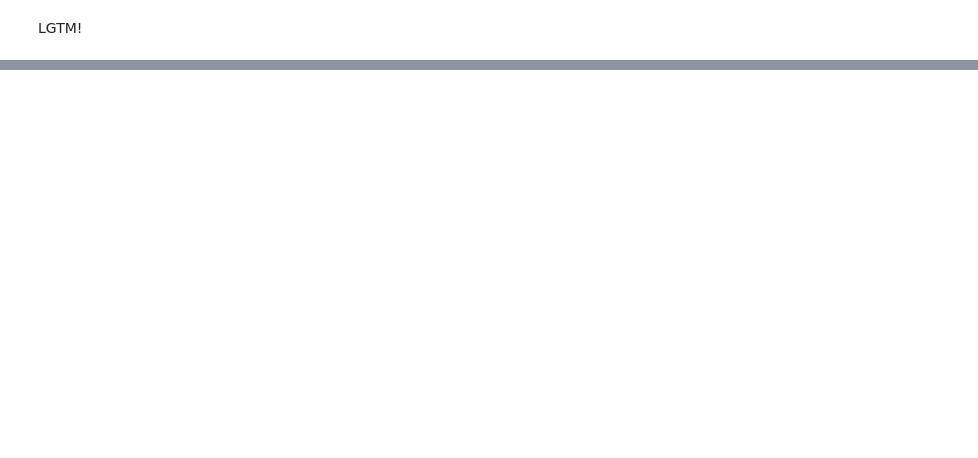
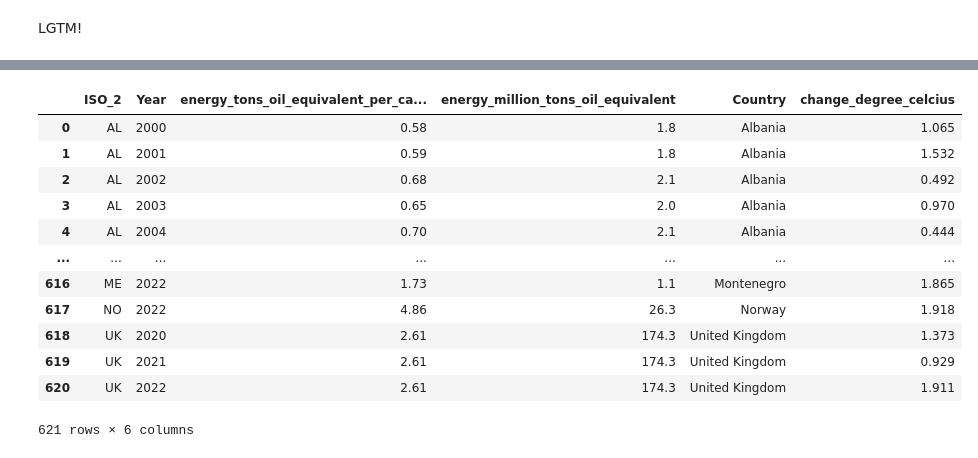
Before and after one commit to dennismstfc/FAU-MADE-project, a Jupyter notebook: project/data_exploration.ipynb, the cells around one changed output, grey strips where cells are left out. Cells and saved outputs as stored; diff of their text form; code cells hidden in the pictures; blank space fills up the shorter version.

```diff
--- a/project/data_exploration.ipynb
+++ b/project/data_exploration.ipynb
@@ -611,0 +614,23 @@ LGTM!
+# %%
+def clean_and_interpolate_data(df: pd.DataFrame, col: str, max_missing: int = 10) -> pd.DataFrame:
+    # Count missing values for each country
+    missing_counts = df[df[col].isnull()]["ISO_2"].value_counts()
+
+    # Identify countries to remove
+    to_remove = missing_counts[missing_counts > max_missing].index.tolist()
+
+    # Remove countries with more than max_missing missing values
+    df_cleaned = df[~df["ISO_2"].isin(to_remove)].copy()
+
+    # Interpolate missing values for the specified column in the remaining countries
+    df_cleaned[col] = df_cleaned.groupby("ISO_2")[col].apply(lambda group: group.interpolate())
+
+    # Reset index to maintain DataFrame structure
+    df_cleaned = df_cleaned.reset_index(drop=True)
+
+    return df_cleaned
+# %%
+# Performing data cleaning and interpolation for every column
+final_df = clean_and_interpolate_data(final_df, "energy_million_tons_oil_equivalent")
+final_df = clean_and_interpolate_data(final_df, "energy_tons_oil_equivalent_per_capita")
+final_df = clean_and_interpolate_data(final_df, "change_degree_celcius")
@@ -611,0 +655,16 @@ LGTM!
+# %%
+final_df
+# %% [output]
+|  | ISO_2 | Year | energy_tons_oil_equivalent_per_ca... | energy_million_tons_oil_equivalent | Country | change_degree_celcius |
+| 0 | AL | 2000 | 0.58 | 1.8 | Albania | 1.065 |
+| 1 | AL | 2001 | 0.59 | 1.8 | Albania | 1.532 |
+| 2 | AL | 2002 | 0.68 | 2.1 | Albania | 0.492 |
+| 3 | AL | 2003 | 0.65 | 2.0 | Albania | 0.970 |
+| 4 | AL | 2004 | 0.70 | 2.1 | Albania | 0.444 |
+| ... | ... | ... | ... | ... | ... | ... |
+| 616 | ME | 2022 | 1.73 | 1.1 | Montenegro | 1.865 |
+| 617 | NO | 2022 | 4.86 | 26.3 | Norway | 1.918 |
+| 618 | UK | 2020 | 2.61 | 174.3 | United Kingdom | 1.373 |
+| 619 | UK | 2021 | 2.61 | 174.3 | United Kingdom | 0.929 |
+| 620 | UK | 2022 | 2.61 | 174.3 | United Kingdom | 1.911 |
+621 rows × 6 columns
```
Also changed, not shown: parts of 9 cells of this notebook, 1 other file.
